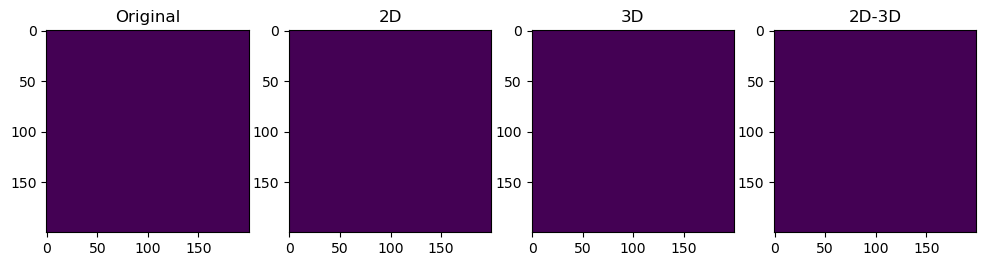
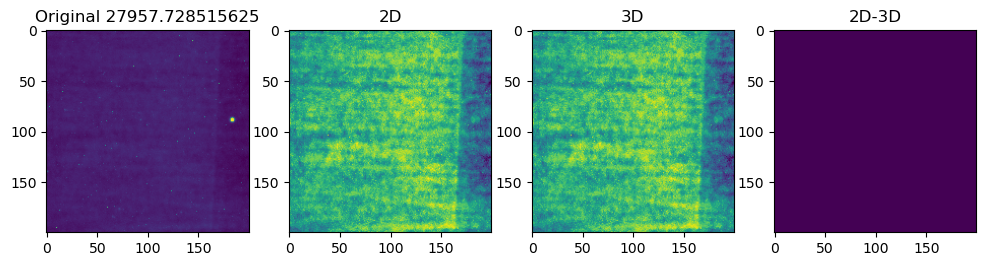
Code edit (unified diff) that turned the first committed figure into the second:
--- before
+++ after
@@ -2,5 +2,5 @@
 idx = 5
 ax[0].imshow(vol[idx])
-ax[0].set_title('Original')
+ax[0].set_title(f'Original {vol[idx].mean()}')
 
 ax[1].imshow(vol2D[idx])
@@ -10,4 +10,4 @@
 ax[2].set_title('3D')
 
-ax[3].imshow(0<(vol[idx]-vol3D[idx]))
+ax[3].imshow(0<(vol2D[idx]-vol3D[idx]))
 ax[3].set_title('2D-3D')

Commit: Sort spot clean works with 3D in parallel code. Unit test ok and python binding works.